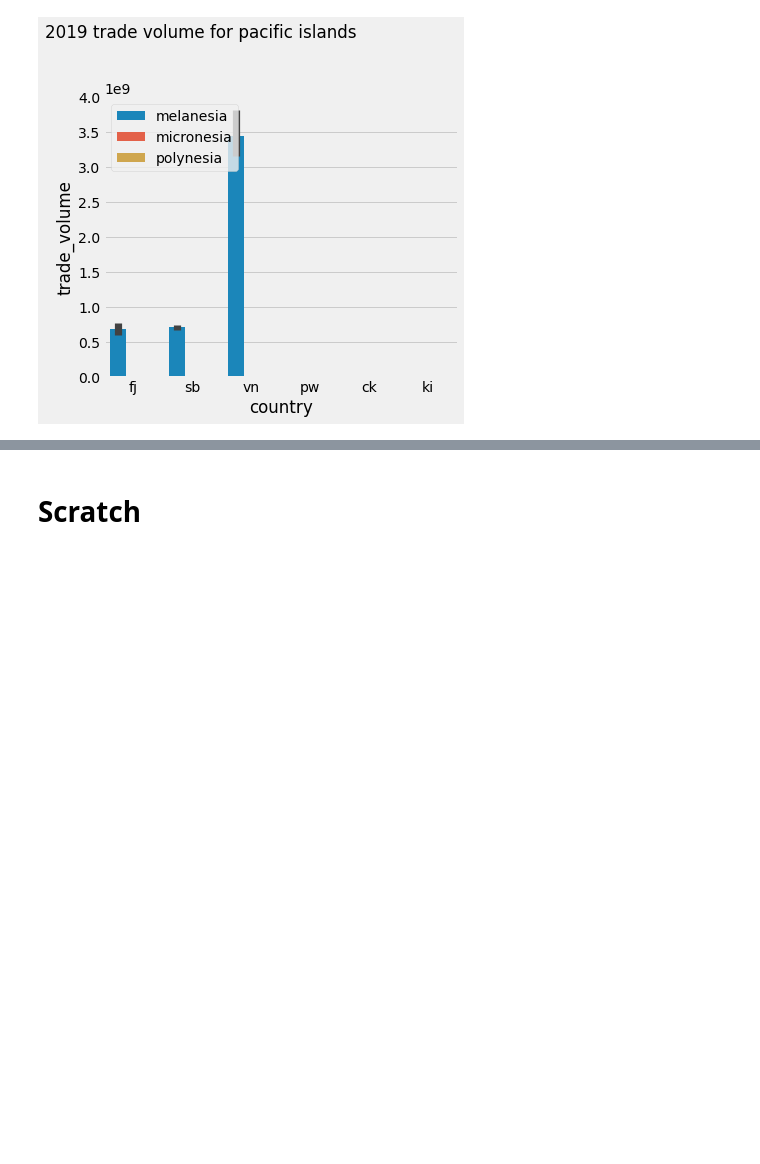
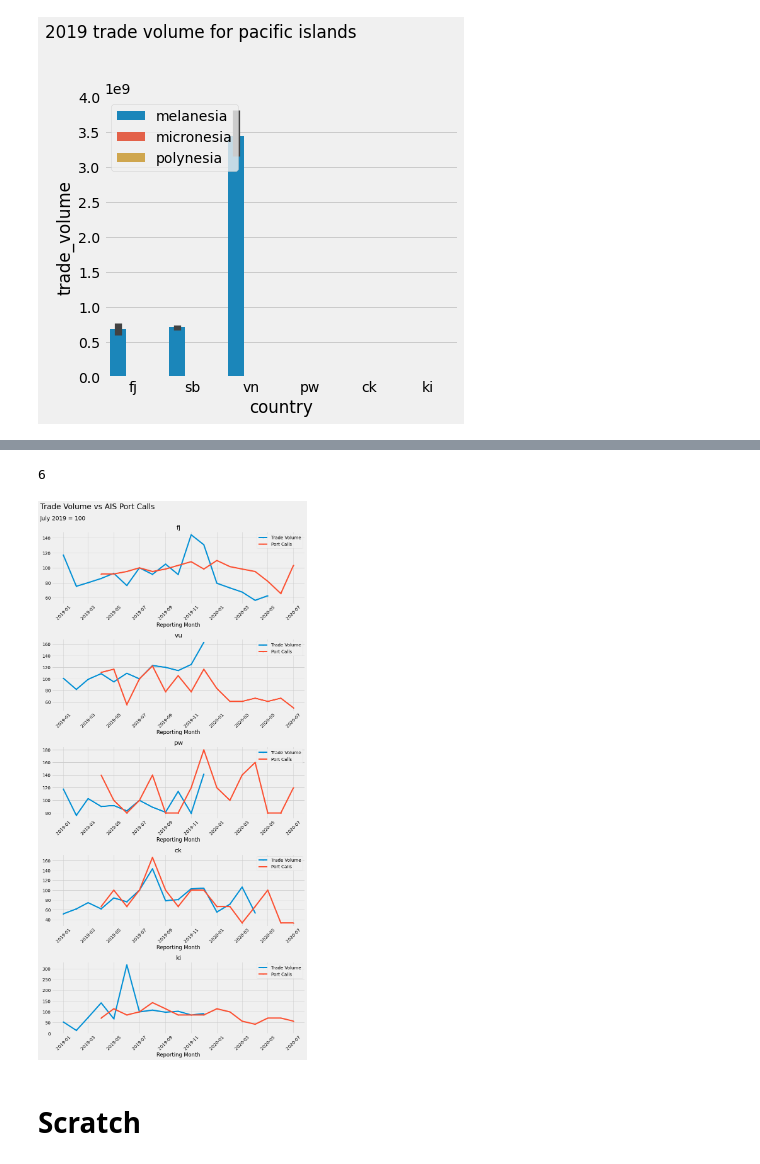
Before and after one commit to GeoffPidcock/ais-pacifimpact, a Jupyter notebook: notebooks/04--geoffpidcock--adhoc-analysis.ipynb, the cells around one changed output, grey strips where cells are left out. Cells and saved outputs as stored; diff of their text form; code cells hidden in the pictures; blank space fills up the shorter version.

```diff
--- a/notebooks/04--geoffpidcock--adhoc-analysis.ipynb
+++ b/notebooks/04--geoffpidcock--adhoc-analysis.ipynb
@@ -220,3 +416,43 @@ plt.show()
+# %%
+len(data_merge.country.unique().tolist())
+# %% [output]
+6
+# %%
+import matplotlib.style as style
+style.use('fivethirtyeight')
+plt.clf
+n = 1
+l = len(data_merge.country.unique().tolist())
+
+f = plt.figure(figsize=(12,6*l))
+
+for c in data_merge.country.unique().tolist():
+
+    ax = f.add_subplot(6,1,n)
+
+    plt.plot(data_merge[data_merge.country==c].date
+             ,data_merge[data_merge.country==c].trade_volume_norm
+             ,marker='.'
+             ,label = 'Trade Volume')
+
+    plt.plot(data_merge[data_merge.country==c].date
+             ,data_merge[data_merge.country==c].port_calls_norm
+             ,marker='.'
+             ,label = 'Port Calls')
+
+    plt.xticks(rotation=45)
+    plt.xlabel("Reporting Month")
+    plt.ylabel("")
+    plt.legend(loc='upper right')
+    plt.title(c)
+    n+=1
+
+plt.tight_layout(rect=[0, 0.03, 1, 0.95])
+plt.suptitle('Trade Volume vs AIS Port Calls\n',x=0.01, y=.975,fontsize=24,ha='left')
+plt.figtext(0.01,0.95,'July 2019 = 100',fontdict={'fontsize':18,'ha':'left'})
+plt.show()
+# %% [output]
+[figure, added]
 # %% [markdown]
 # Scratch
 # %%
```
Also changed, not shown: parts of 12 cells of this notebook, 1 other file.
